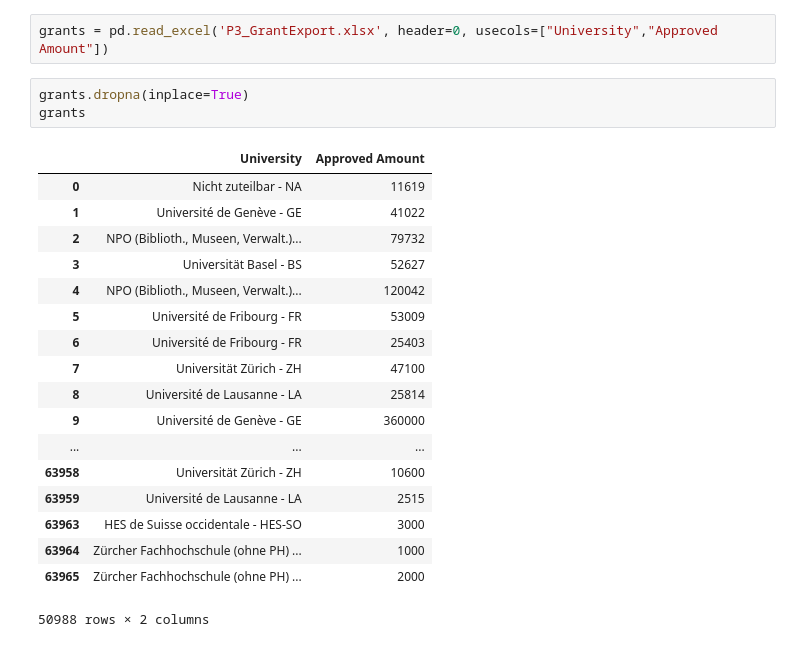
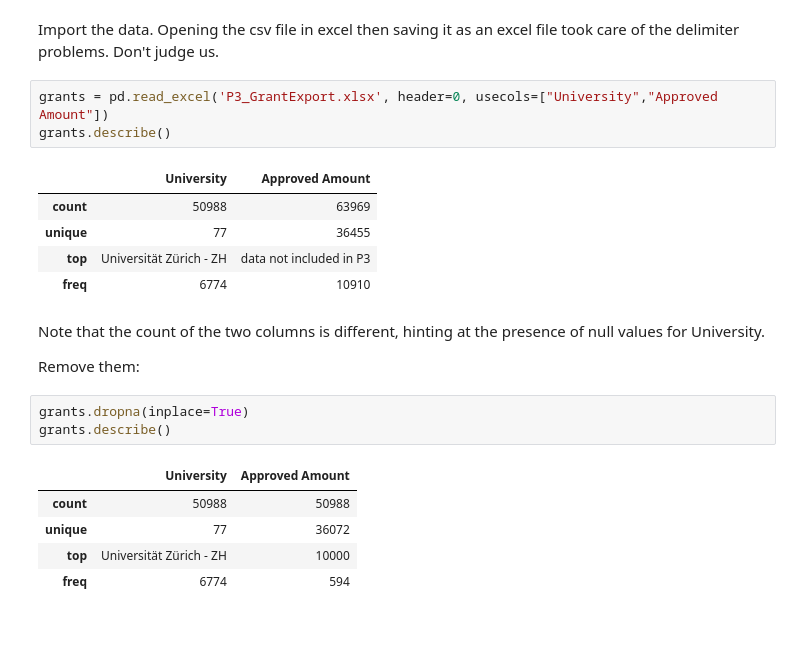
Before and after one commit to bojbilla/AdaHomeworks, a Jupyter notebook: 03 - Interactive Viz/HW3.ipynb, the cells around one changed output. Drawn from its saved outputs; the diff is of its cells as text.

```diff
--- a/03 - Interactive Viz/HW3.ipynb
+++ b/03 - Interactive Viz/HW3.ipynb
@@ -24,24 +23,24 @@ TODO:
+# %% [markdown]
+Import the data. Opening the csv file in excel then saving it as an excel file took care of the delimiter problems. Don't judge us.
 # %%
 grants = pd.read_excel('P3_GrantExport.xlsx', header=0, usecols=["University","Approved Amount"])
+grants.describe()
+# %% [output]
+|  | University | Approved Amount |
+| count | 50988 | 63969 |
+| unique | 77 | 36455 |
+| top | Universität Zürich - ZH | data not included in P3 |
+| freq | 6774 | 10910 |
+# %% [markdown]
+Note that the count of the two columns is different, hinting at the presence of null values for University.
+
+Remove them:
 # %%
 grants.dropna(inplace=True)
-grants
+grants.describe()
 # %% [output]
 |  | University | Approved Amount |
-| 0 | Nicht zuteilbar - NA | 11619 |
-| 1 | Université de Genève - GE | 41022 |
-| 2 | NPO (Biblioth., Museen, Verwalt.)... | 79732 |
-| 3 | Universität Basel - BS | 52627 |
-| 4 | NPO (Biblioth., Museen, Verwalt.)... | 120042 |
-| 5 | Université de Fribourg - FR | 53009 |
-| 6 | Université de Fribourg - FR | 25403 |
-| 7 | Universität Zürich - ZH | 47100 |
-| 8 | Université de Lausanne - LA | 25814 |
-| 9 | Université de Genève - GE | 360000 |
-| ... | ... | ... |
-| 63958 | Universität Zürich - ZH | 10600 |
-| 63959 | Université de Lausanne - LA | 2515 |
-| 63963 | HES de Suisse occidentale - HES-SO | 3000 |
-| 63964 | Zürcher Fachhochschule (ohne PH) ... | 1000 |
-| 63965 | Zürcher Fachhochschule (ohne PH) ... | 2000 |
+| count | 50988 | 50988 |
+| unique | 77 | 36072 |
+| top | Universität Zürich - ZH | 10000 |
+| freq | 6774 | 594 |
-50988 rows × 2 columns
```
Also changed, not shown: parts of 14 cells of this notebook, 1 other file.
